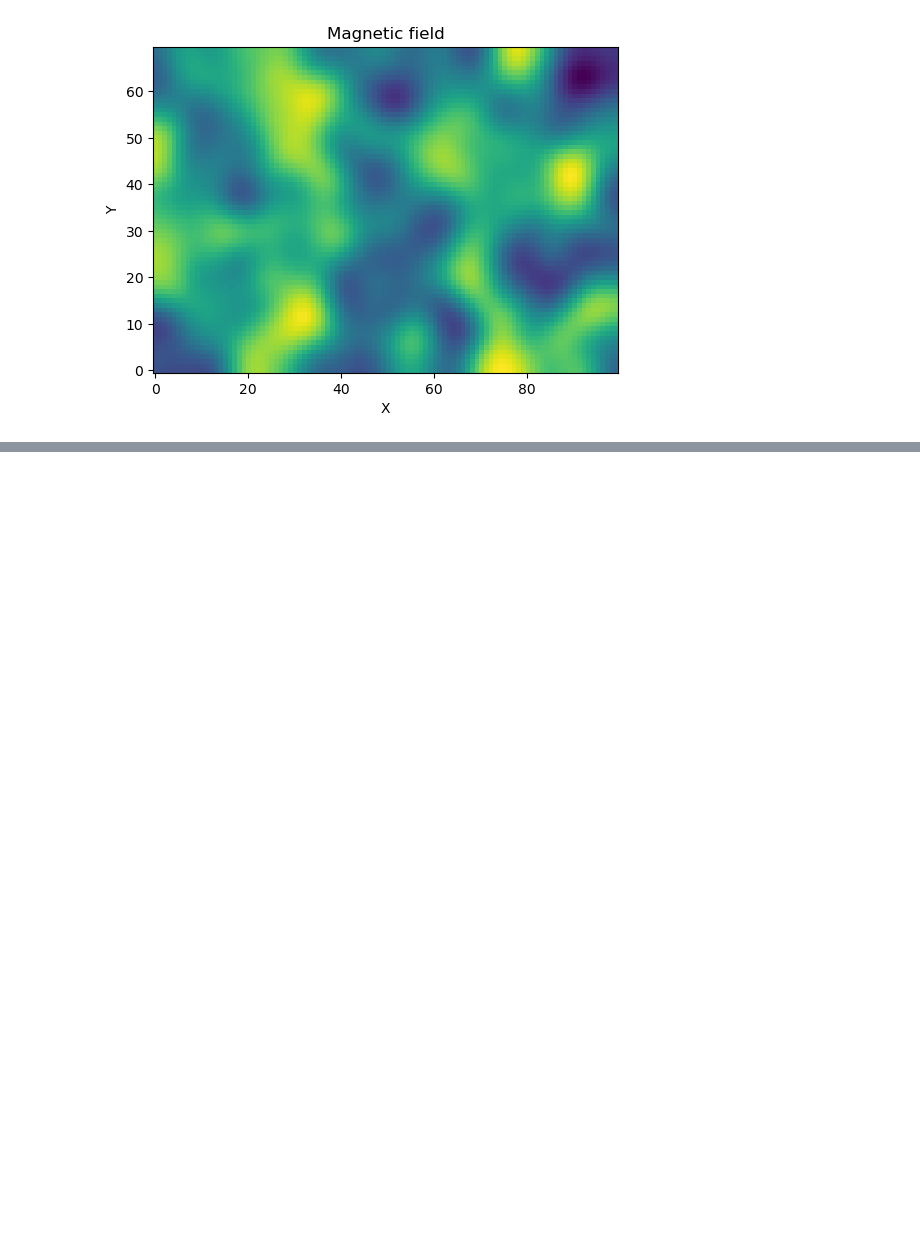
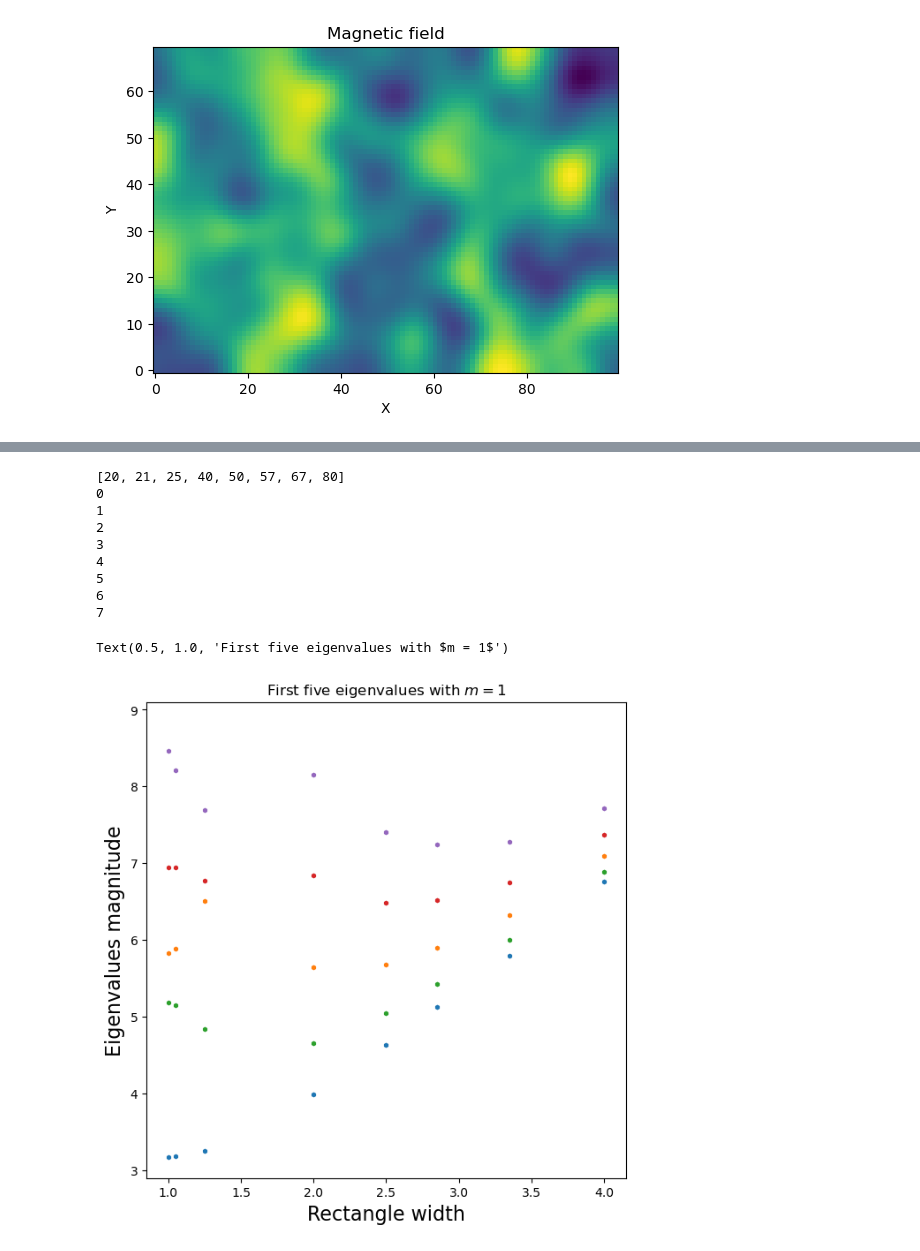
Before and after one commit to adonvel/tangent-magnetic-field, a Jupyter notebook: testing.ipynb, the cells around one changed output, grey strips where cells are left out. Cells and saved outputs as stored; diff of their text form; code cells hidden in the pictures; blank space fills up the shorter version.

```diff
--- a/testing.ipynb
+++ b/testing.ipynb
@@ -27,0 +69,52 @@ mb.plot_B(recover_flux)
+# %%
+scale_factor = 20
+
+area = scale_factor*scale_factor
+nbands = 10
+parameters = dict()
+parameters['theta'] = -pi/2
+parameters['mass'] = 1/scale_factor
+
+flux_quanta = 0
+magnetic_field = 2*pi/area*flux_quanta
+
+
+sides = [x for x in range(scale_factor,5*scale_factor,1) if abs(x*round(scale_factor**2/x)/(scale_factor**2)-1)<0.005]
+print(sides)
+
+spectrum = np.zeros((len(sides),nbands))
+for i,side in enumerate(sides):
+    print(i)
+    Lx = side
+    Ly = round(area/Lx)
+    parameters['Lx'] = Lx
+    parameters['Ly'] = Ly
+    fluxes = magnetic_field*np.ones((Ly,Lx))
+    a_e, a_n = mb.vector_potential(Lx,Ly,fluxes, gauge = "C4")
+    parameters['a_e'] = a_e
+    parameters['a_n'] = a_n
+
+    ener, states, degenerate_indices = mb.solve_eigenproblem_rectangle(parameters, number_of_bands = nbands, plot_shape=False)
+    spectrum[i] = np.sort(ener)
+
+fig = plt.figure(figsize = (7,7))
+ax = fig.add_subplot(111)
+colors = ['C0','C0','C0','C0','C0','C0','C2','C1','C3','C4']
+for i in range(nbands):
+    ax.scatter(np.array(sides)/scale_factor,scale_factor*spectrum[:,i],c = colors[i], s = 10, marker = 'h')
+ax.set_ylim(2.9,9.1)
+ax.set_xlabel('Rectangle width', fontsize = 16)
+ax.set_ylabel('Eigenvalues magnitude', fontsize = 16)
+ax.set_title(r'First five eigenvalues with $m = 1$', fontsize = 12)
+# %% [output]
+[20, 21, 25, 40, 50, 57, 67, 80]
+0
+1
+2
+3
+4
+5
+6
+7
+Text(0.5, 1.0, 'First five eigenvalues with $m = 1$')
+[figure, added]
```
Also changed, not shown: parts of 5 cells of this notebook, 2 other files.
